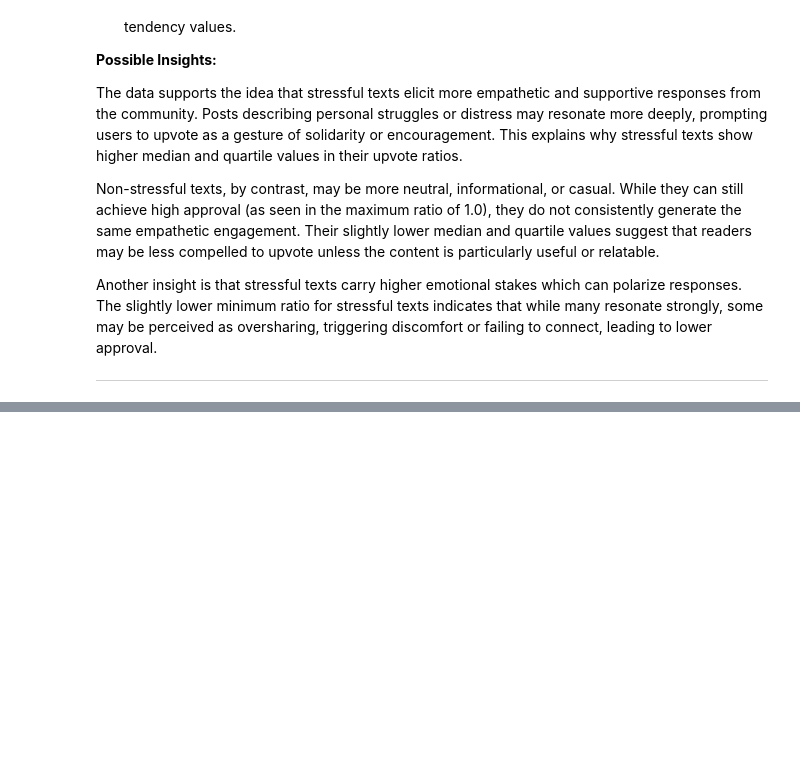
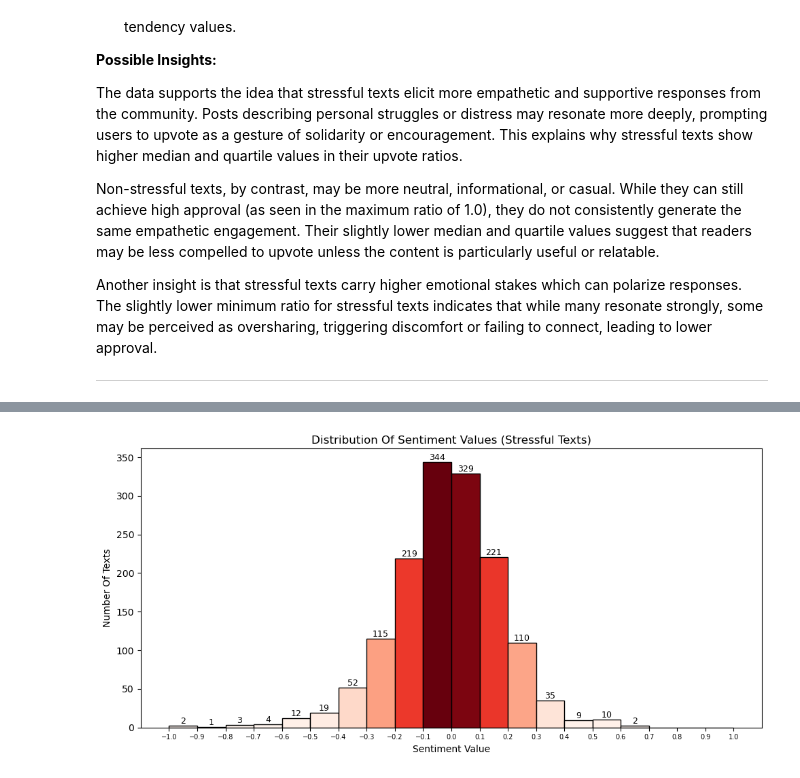
Before and after one commit to tadamaen/DSA4262, a Jupyter notebook: DSA4262 Individual Assignment 2/DSA4262 Individual Assignment 2.ipynb, the cells around one changed output, grey strips where cells are left out. Cells and saved outputs as stored; diff of their text form; code cells hidden in the pictures; blank space fills up the shorter version.

```diff
--- a/DSA4262 Individual Assignment 2/DSA4262 Individual Assignment 2.ipynb
+++ b/DSA4262 Individual Assignment 2/DSA4262 Individual Assignment 2.ipynb
@@ -1066,0 +1218,31 @@ Another insight is that stressful texts carry higher emotional stakes which can
+# %%
+# Filter sentiment values by label
+stressful_sentiment = dreaddit_train.loc[dreaddit_train["Label"] == 1, "Sentiment"].dropna()
+non_stressful_sentiment = dreaddit_train.loc[dreaddit_train["Label"] == 0, "Sentiment"].dropna()
+# %%
+# Define fixed bins from -1.0 to 1.0 with width 0.1
+bins = np.arange(-1.0, 1.1, 0.1)
+plt.figure(figsize=(10, 5))
+
+counts, bin_edges, patches = plt.hist(stressful_sentiment, bins=bins, density=False)
+
+# Apply red color scale with intensity based on counts
+max_count = max(counts)
+for count, patch in zip(counts, patches):
+    patch.set_facecolor(plt.cm.Reds(count / max_count))
+    patch.set_edgecolor("black")
+
+# Add count labels on each bar
+for count, patch in zip(counts, patches):
+    if count > 0:
+        plt.text(patch.get_x() + patch.get_width() / 2, count, int(count),
+                 ha="center", va="bottom", fontsize=9)
+
+plt.title("Distribution Of Sentiment Values (Stressful Texts)")
+plt.xlabel("Sentiment Value")
+plt.ylabel("Number Of Texts")
+plt.xticks(bins, fontsize = 7)
+plt.tight_layout()
+plt.show()
+# %% [output]
+[figure, added]
```
Also changed, not shown: parts of 41 cells of this notebook.
